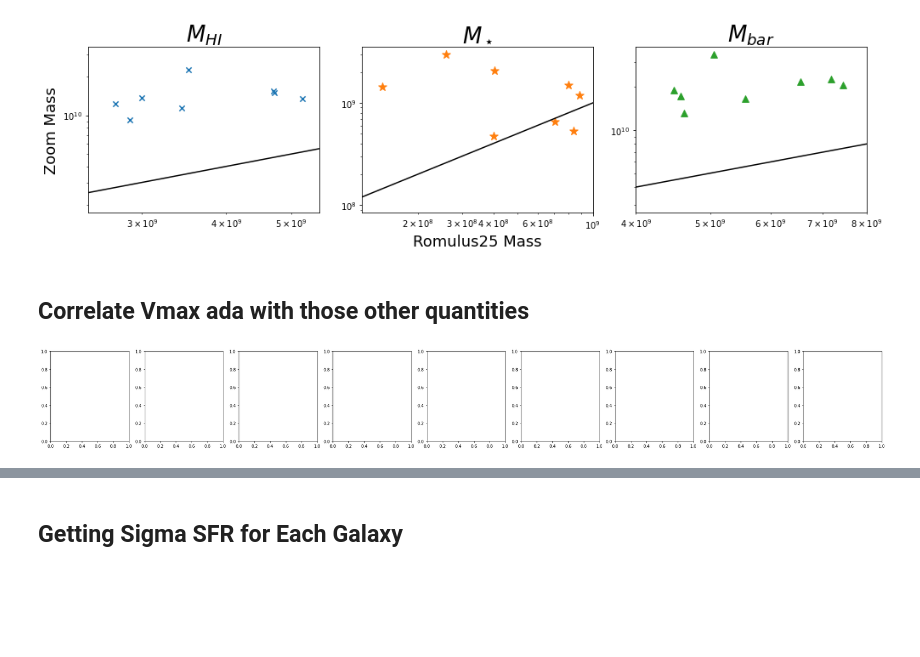
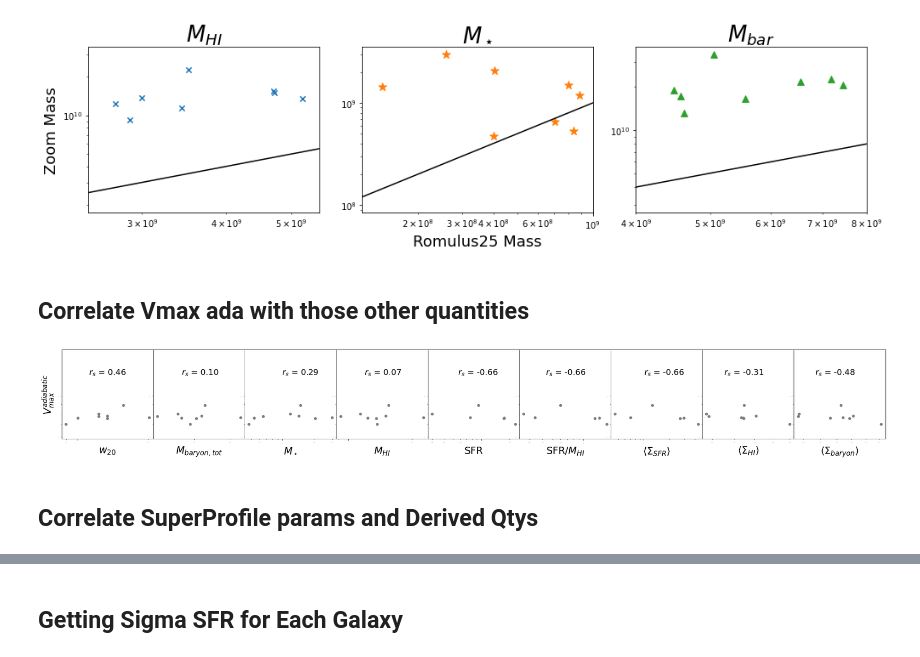
Before and after one commit to JosephWick/H1-merian, a Jupyter notebook: notebooks/CorrCornerPlot.ipynb, the cells around one changed output, grey strips where cells are left out. Saved outputs shown, nothing was run; the diff lists cells and outputs as text; code cells hidden in the pictures; blank space fills up the shorter version.

```diff
--- a/notebooks/CorrCornerPlot.ipynb
+++ b/notebooks/CorrCornerPlot.ipynb
@@ -513,9 +513,42 @@ plt.tight_layout()
 plt.savefig('masscomparison.png')
 # %% [output]
 [figure]
-# %% [markdown]
-## Correlate Vmax ada with those other quantities
-# %%
-fig, axs = plt.subplots(1,9, facecolor='w', figsize=(36,4))
-# %% [output]
-[figure, removed]
+# %% [markdown]
+## Correlate Vmax ada with those other quantities
+# %%
+fig, axs = plt.subplots(1,9, facecolor='w', figsize=(36,4))
+
+y = pd.read_csv('/home/jw1624/H1-merian/csvs/vMaxAda.txt')['vMaxAda'].to_numpy()
+
+for i,x in enumerate(yaxis_z):
+    axs[i].set_xscale('log')
+    axs[i].set_yscale('log')
+    axs[i].tick_params(axis='both', which='major', labelsize=0.001)
+    axs[i].tick_params(axis='both', which='minor', labelsize=0.001)
+
+    rs = ss.spearmanr(x,y)[0]
+    axs[i].set_ylim(top=max(y)*2, bottom=min(y)/1.2)
+    axs[i].text(x=min(x)+(max(x)-min(x))/2.5, y=max(y)*1.5, s=r'$r_s$ = %.2f'%rs, fontsize=20,
+                          zorder=10, horizontalalignment='center', verticalalignment='center')
+
+    c = 'tab:blue'
+    if rs < 0.53: c = 'tab:gray'
+    axs[i].scatter(x,y, c=c)
+
+axs[0].set_xlabel(r'$w_{20}$', fontsize=24)
+axs[1].set_xlabel(r'$M_{baryon,tot}$', fontsize=24)
+axs[2].set_xlabel(r'$M_\star$', fontsize=24)
+axs[3].set_xlabel(r'$M_{HI}$', fontsize=24)
+axs[4].set_xlabel('SFR', fontsize=24)
+axs[5].set_xlabel(r'SFR/$M_{HI}$', fontsize=24)
+axs[6].set_xlabel(r'$\langle \Sigma_{SFR} \rangle$', fontsize=24)
+axs[7].set_xlabel(r'$\langle \Sigma_{HI} \rangle$', fontsize=24)
+axs[8].set_xlabel(r'$\langle \Sigma_{baryon} \rangle$', fontsize=24)
+
+axs[0].set_ylabel(r'$V_{max}^{adiabatic}$', fontsize=24)
+
+plt.subplots_adjust(wspace=0, hspace=0)
+# %% [output]
+[figure, added]
+# %% [markdown]
+## Correlate SuperProfile params and Derived Qtys
```
Also changed, not shown: parts of 5 cells of this notebook, 11 other files.
